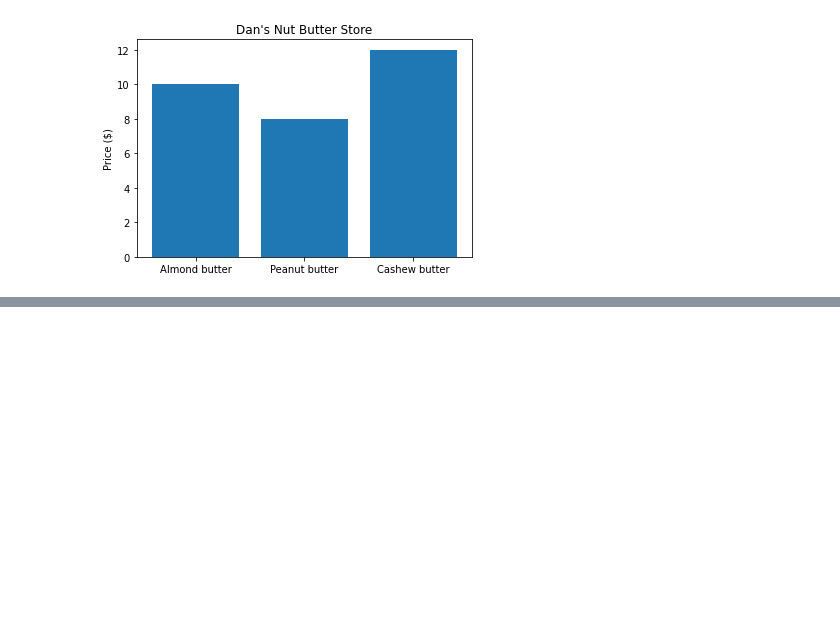
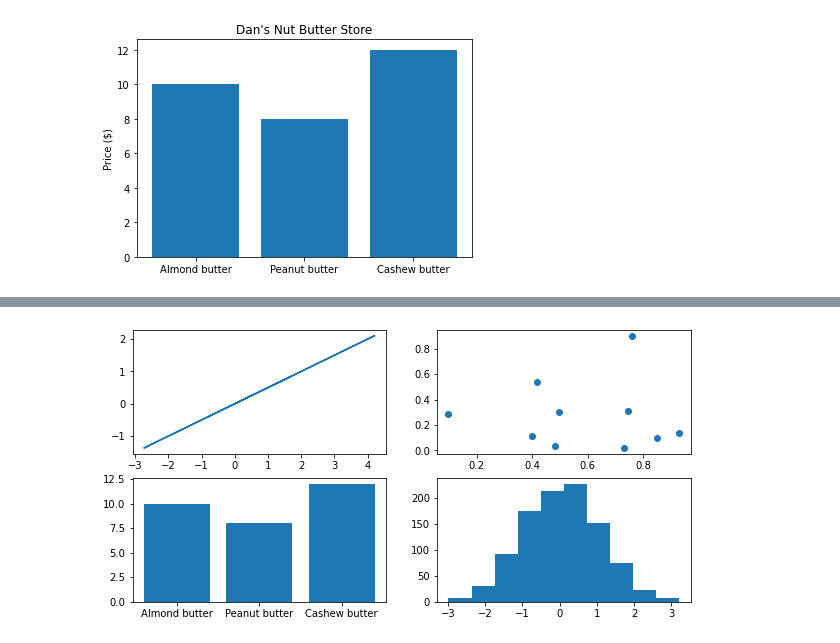
Before and after one commit to parth-bhadra/ml-101, a Jupyter notebook: introduction-to-matplotlib.ipynb, the cells around one changed output, grey strips where cells are left out. Saved outputs shown, nothing was run; the diff lists cells and outputs as text; code cells hidden in the pictures; blank space fills up the shorter version.

```diff
--- a/introduction-to-matplotlib.ipynb
+++ b/introduction-to-matplotlib.ipynb
@@ -115,0 +128,11 @@ ax.set(title="Dan's Nut Butter Store",
+# %%
+# subplot option 1
+fig, ((ax00,ax01), (ax10,ax11)) = plt.subplots(nrows=2, ncols=2, figsize=(10,5))
+
+#plot to each different axis
+ax00.plot(x, x/2);
+ax01.scatter(np.random.random(10), np.random.random(10));
+ax10.bar(nut_butter_prices.keys(), nut_butter_prices.values());
+ax11.hist(np.random.randn(1000));
+# %% [output]
+[figure, added]
```
Also changed, not shown: parts of 45 cells of this notebook, 3 other files.
